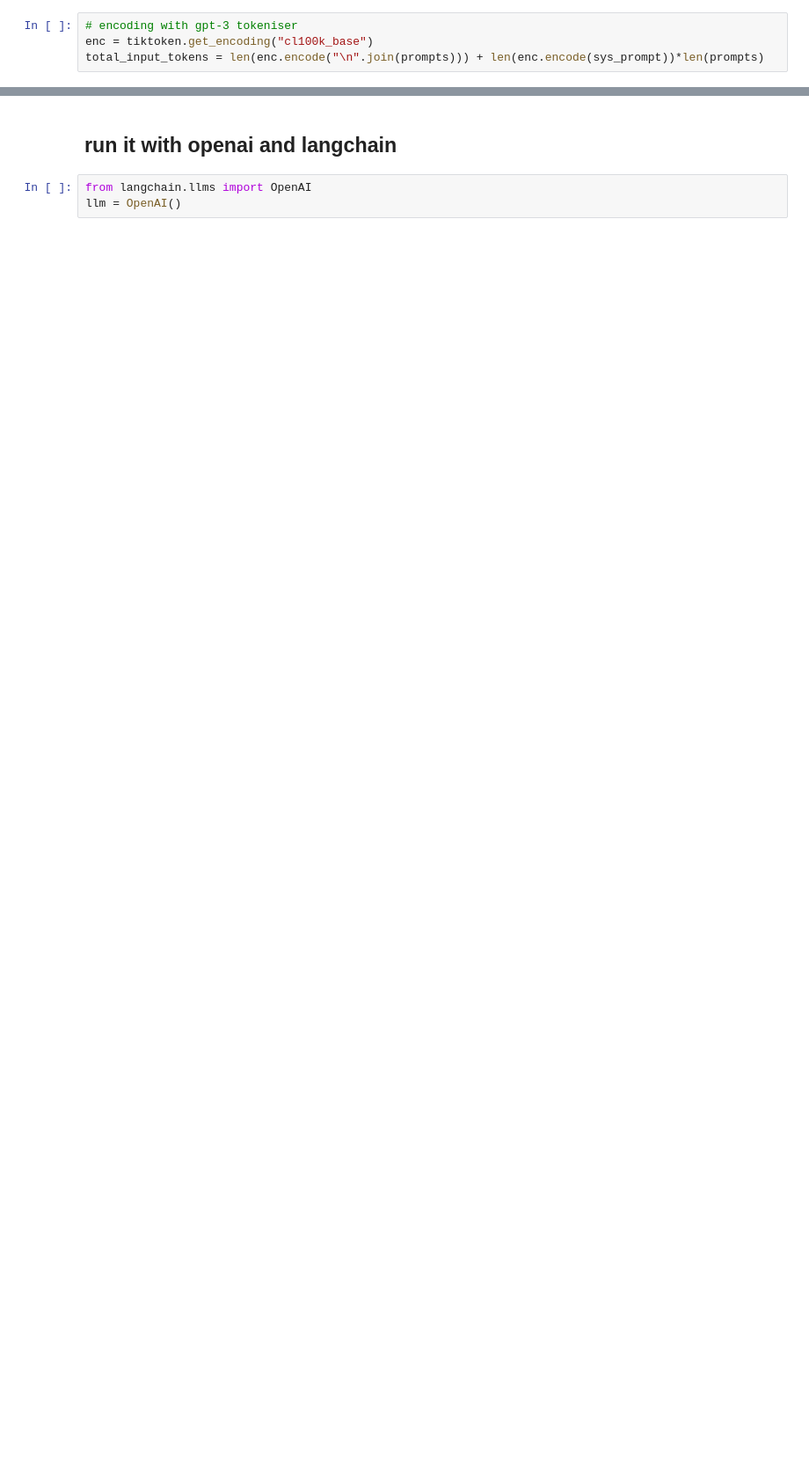
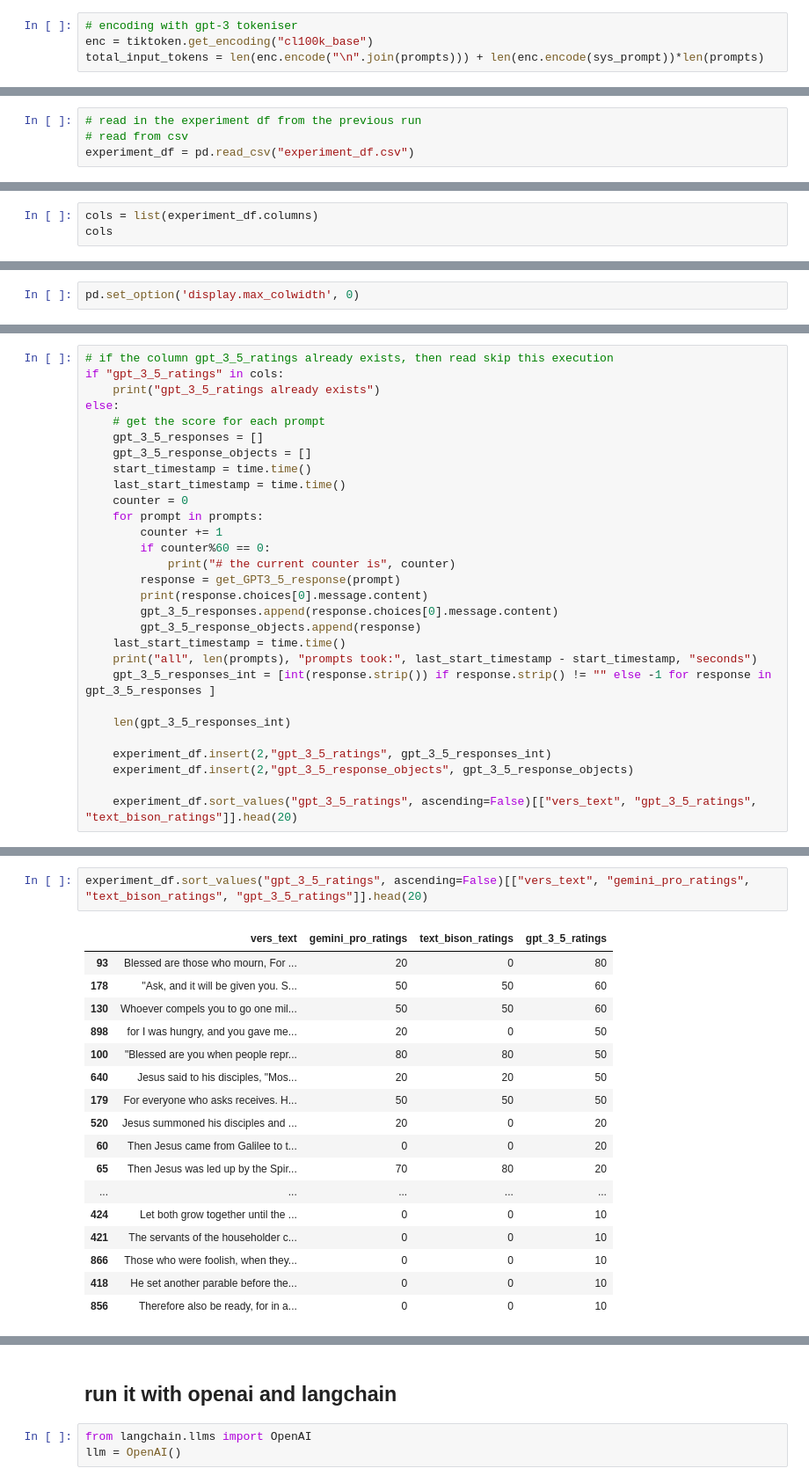
Before and after one commit to walkerdustin/genAI-concept-search, a Jupyter notebook: seek.ipynb, the cells around one changed output, grey strips where cells are left out. Shown at 88% size. Drawn from its saved outputs; the diff is of its cells as text; blank space fills up the shorter version.

Commit message:
done ratings for palm 2 gemini pro und GPT-3.5

```diff
--- a/seek.ipynb
+++ b/seek.ipynb
@@ -216,0 +175,4 @@ total_input_tokens * 0.25/1_000_000 + total_output_tokens * 0.5/1_000_000
+# %%
+# read in the experiment df from the previous run
+# read from csv
+experiment_df = pd.read_csv("experiment_df.csv")
@@ -216,0 +243,3 @@ total_input_tokens * 0.25/1_000_000 + total_output_tokens * 0.5/1_000_000
+# %%
+cols = list(experiment_df.columns)
+cols
@@ -216,0 +352,2 @@ total_input_tokens * 0.25/1_000_000 + total_output_tokens * 0.5/1_000_000
+# %%
+pd.set_option('display.max_colwidth', 0)
@@ -216,0 +445,29 @@ total_input_tokens * 0.25/1_000_000 + total_output_tokens * 0.5/1_000_000
+# %%
+# if the column gpt_3_5_ratings already exists, then read skip this execution
+if "gpt_3_5_ratings" in cols:
+    print("gpt_3_5_ratings already exists")
+else:
+    # get the score for each prompt
+    gpt_3_5_responses = []
+    gpt_3_5_response_objects = []
+    start_timestamp = time.time()
+    last_start_timestamp = time.time()
+    counter = 0
+    for prompt in prompts:
+        counter += 1
+        if counter%60 == 0:
+            print("# the current counter is", counter)
+        response = get_GPT3_5_response(prompt)
+        print(response.choices[0].message.content)
+        gpt_3_5_responses.append(response.choices[0].message.content)
+        gpt_3_5_response_objects.append(response)
+    last_start_timestamp = time.time()
+    print("all", len(prompts), "prompts took:", last_start_timestamp - start_timestamp, "seconds")
+    gpt_3_5_responses_int = [int(response.strip()) if response.strip() != "" else -1 for response in gpt_3_5_responses ]
+
+    len(gpt_3_5_responses_int)
+
+    experiment_df.insert(2,"gpt_3_5_ratings", gpt_3_5_responses_int)
+    experiment_df.insert(2,"gpt_3_5_response_objects", gpt_3_5_response_objects)
+
+    experiment_df.sort_values("gpt_3_5_ratings", ascending=False)[["vers_text", "gpt_3_5_ratings", "text_bison_ratings"]].head(20)
@@ -216,0 +476,20 @@ total_input_tokens * 0.25/1_000_000 + total_output_tokens * 0.5/1_000_000
+# %%
+experiment_df.sort_values("gpt_3_5_ratings", ascending=False)[["vers_text", "gemini_pro_ratings", "text_bison_ratings", "gpt_3_5_ratings"]].head(20)
+# %% [output]
+|  | vers_text | gemini_pro_ratings | text_bison_ratings | gpt_3_5_ratings |
+| 93 | Blessed are those who mourn, For ... | 20 | 0 | 80 |
+| 178 | "Ask, and it will be given you. S... | 50 | 50 | 60 |
+| 130 | Whoever compels you to go one mil... | 50 | 50 | 60 |
+| 898 | for I was hungry, and you gave me... | 20 | 0 | 50 |
+| 100 | "Blessed are you when people repr... | 80 | 80 | 50 |
+| 640 | Jesus said to his disciples, "Mos... | 20 | 20 | 50 |
+| 179 | For everyone who asks receives. H... | 50 | 50 | 50 |
+| 520 | Jesus summoned his disciples and ... | 20 | 0 | 20 |
+| 60 | Then Jesus came from Galilee to t... | 0 | 0 | 20 |
+| 65 | Then Jesus was led up by the Spir... | 70 | 80 | 20 |
+| ... | ... | ... | ... | ... |
+| 424 | Let both grow together until the ... | 0 | 0 | 10 |
+| 421 | The servants of the householder c... | 0 | 0 | 10 |
+| 866 | Those who were foolish, when they... | 0 | 0 | 10 |
+| 418 | He set another parable before the... | 0 | 0 | 10 |
+| 856 | Therefore also be ready, for in a... | 0 | 0 | 10 |
```
Also changed, not shown: parts of 48 cells of this notebook, 1 other file.
